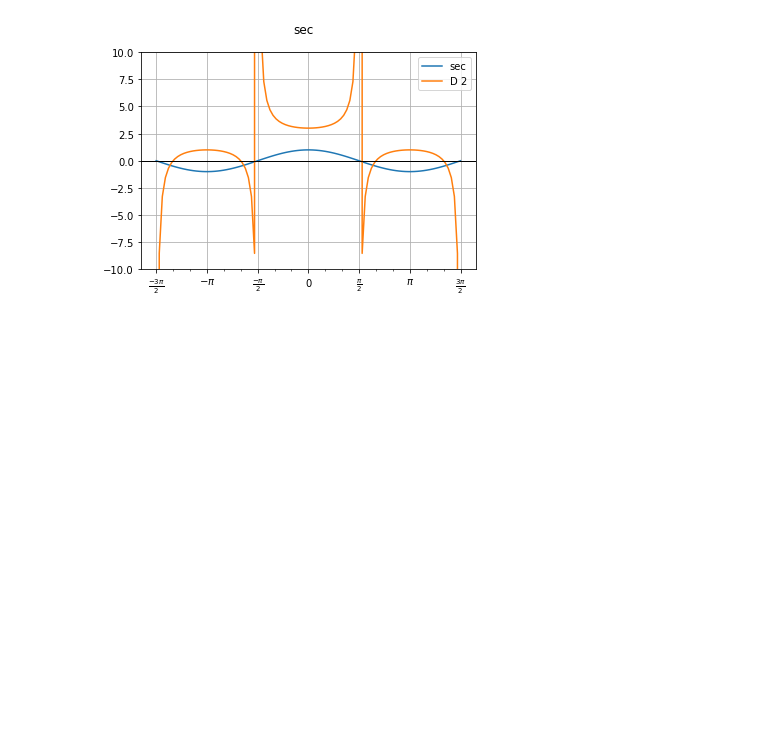
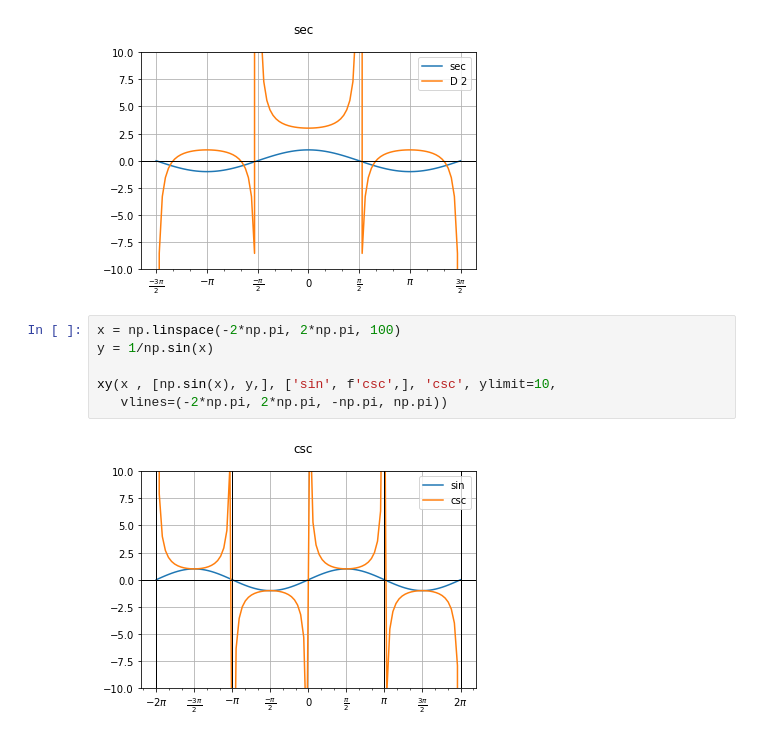
Before and after one commit to solisgb/jpnb, a Jupyter notebook: pre_calc_ex/Trig_func.ipynb, the cells around one changed output. Saved outputs shown, nothing was run; the diff lists cells and outputs as text; blank space fills up the shorter version.

```diff
--- a/pre_calc_ex/Trig_func.ipynb
+++ b/pre_calc_ex/Trig_func.ipynb
@@ -427,3 +427,11 @@ y1 = (1/np.cos(x)) +D
 xy(x , [np.cos(x), y1], ['sec', f'D {D}',], 'sec', ylimit=10)
 # %% [output]
 [figure]
+# %%
+x = np.linspace(-2*np.pi, 2*np.pi, 100)
+y = 1/np.sin(x)
+
+xy(x , [np.sin(x), y,], ['sin', f'csc',], 'csc', ylimit=10,
+   vlines=(-2*np.pi, 2*np.pi, -np.pi, np.pi))
+# %% [output]
+[figure, added]
```
Also changed, not shown: parts of 19 cells of this notebook.
